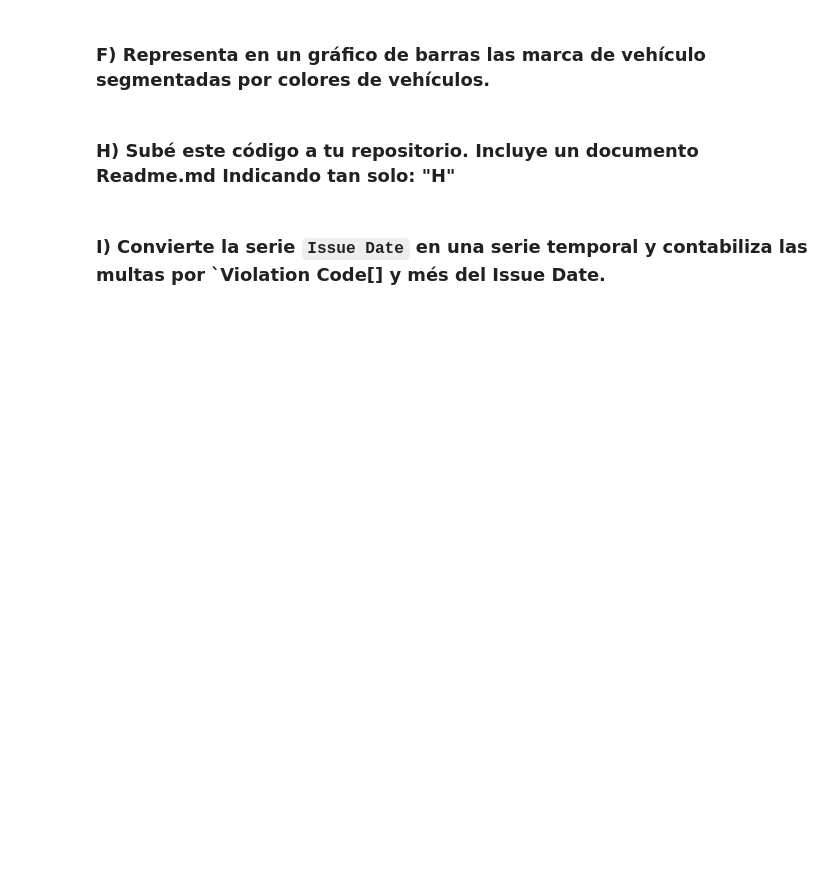
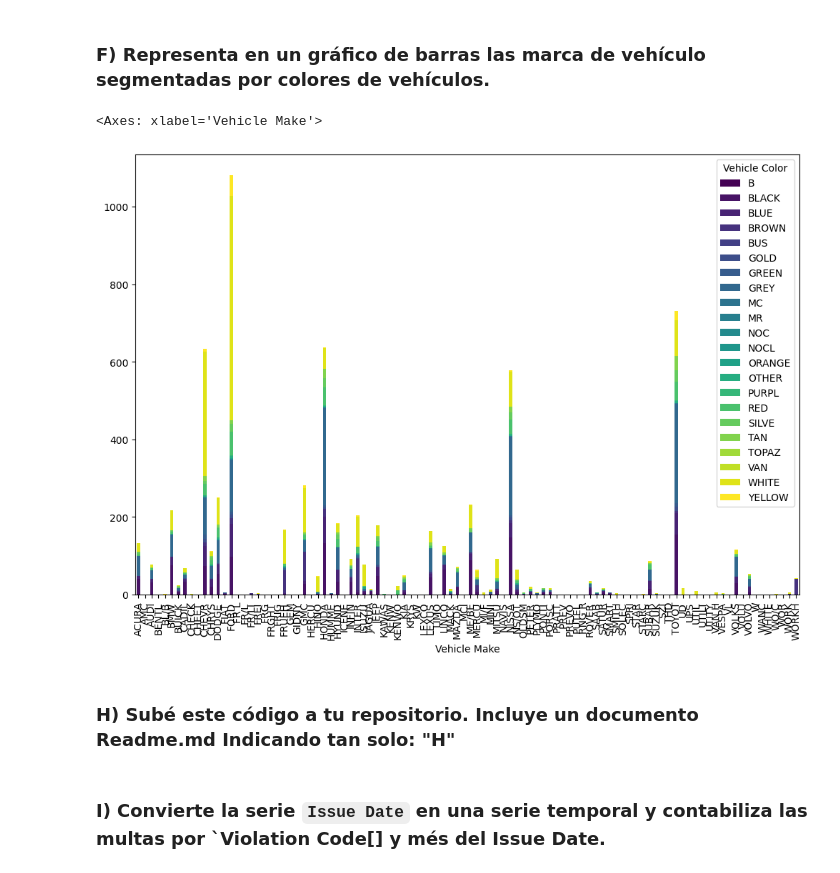
Before and after one commit to rne280/Entrega2_2, a Jupyter notebook: ProyectoPandas_Github.ipynb, the cells around one changed output. Drawn from its saved outputs; the diff is of its cells as text; code cells hidden in the pictures; blank space fills up the shorter version.

```diff
--- a/ProyectoPandas_Github.ipynb
+++ b/ProyectoPandas_Github.ipynb
@@ -20,2 +80,25 @@ Asegurate que es público ya que solo se puede entregar la URL del proyecto en g
 # %% [markdown]
 ### E) Unifica lo máximo que puedas la terminología de colores. Por ejemplo, valores como `WH` y `wh`y `wh\`hacen referencia al `white`
+# %%
+color_mapping = { #Creamos un diccionario para mapear todos los terminos de colores a unos unificados
+    'WH': 'WHITE', 'WT': 'WHITE', 'WHT': 'WHITE','WH/': 'WHITE','WHIT': 'WHITE','WHI': 'WHITE', 'W': 'WHITE', 'WTH': 'WHITE', 'WTH': 'WHITE', 'WGUTE': 'WHITE', 'GYW': 'WHITE',
+    'BK': 'BLACK','BLK': 'BLACK','BLK/B': 'BLACK', 'DK/B': 'BLACK','DK/': 'BLACK', 'BKJ': 'BLACK',
+    'BL': 'BLUE','BLU': 'BLUE', 'DKB': 'BLUE', 'DKBL': 'BLUE','LTBL': 'BLUE', 'LTB': 'BLUE','WH-BL': 'BLUE',
+    'GY': 'GREY', 'GY/': 'GREY','GR': 'GREY', 'GY-GY': 'GREY','GRAY': 'GREY', 'BLG': 'GREY','GYGY': 'GREY', 'LTGY': 'GREY', 'DKGY': 'GREY','BLGY': 'GREY',
+    'RD': 'RED','RD/': 'RED', 'BK-RD': 'RED', 'DKR': 'RED','R': 'RED','WHR': 'RED', 'RB': 'RED',
+    'YW': 'YELLOW','YL': 'YELLOW','YELLO': 'YELLOW', 'YEL': 'YELLOW', 'YELOW': 'YELLOW', 'GRY': 'YELLOW',
+    'BR': 'BROWN','BROW': 'BROWN','BRN': 'BROWN','BRW': 'BROWN', 'GYBR': 'BROWN', 'BKBR': 'BROWN', 'BN': 'BROWN',
+    'SIL': 'SILVE','SILV': 'SILVE','SILVR': 'SILVE','SL': 'SILVE',
+    'OR': 'ORANGE','ORANG': 'ORANGE',
+    'PUR': 'PURPL',
+    'BEIGE': 'TAN', 'TN': 'TAN', 'LT/': 'TAN', 'BG': 'TAN', 'GRT': 'TAN', 'GYT': 'TAN','GYTN': 'TAN', 'TNGR': 'TAN',
+    'GRN': 'GREEN','GN': 'GREEN', 'GRG': 'GREEN', 'DKG': 'GREEN','LTG': 'GREEN',
+    'UNKNO': 'OTHER',
+    'PR': 'PURPL', 'LTP': 'PURPL',
+    'GL': 'GOLD',
+
+
+}
+data4['Vehicle Color'] = data4['Vehicle Color'].replace(color_mapping)
+pd.set_option('display.max_rows', None)  # Muestra todas las filas
+data4['Vehicle Color'].value_counts()
@@ -22,5 +128,12 @@ Asegurate que es público ya que solo se puede entregar la URL del proyecto en g
 # %% [markdown]
 ### F) Representa en un gráfico de barras las marca de vehículo segmentadas por colores de vehículos.
+# %%
+import matplotlib.pyplot as plt
+counts = data4.groupby(['Vehicle Make', 'Vehicle Color']).size().unstack()
+counts.plot(kind='bar', stacked=True, figsize=(12, 8), cmap='viridis')
+# %% [output]
+<Axes: xlabel='Vehicle Make'>
+[figure, added]
 # %% [markdown]
 ### H) Subé este código a tu repositorio. Incluye un documento Readme.md Indicando tan solo: "H"
 # %% [markdown]
```
Also changed, not shown: parts of 5 cells of this notebook, 1 other file.
